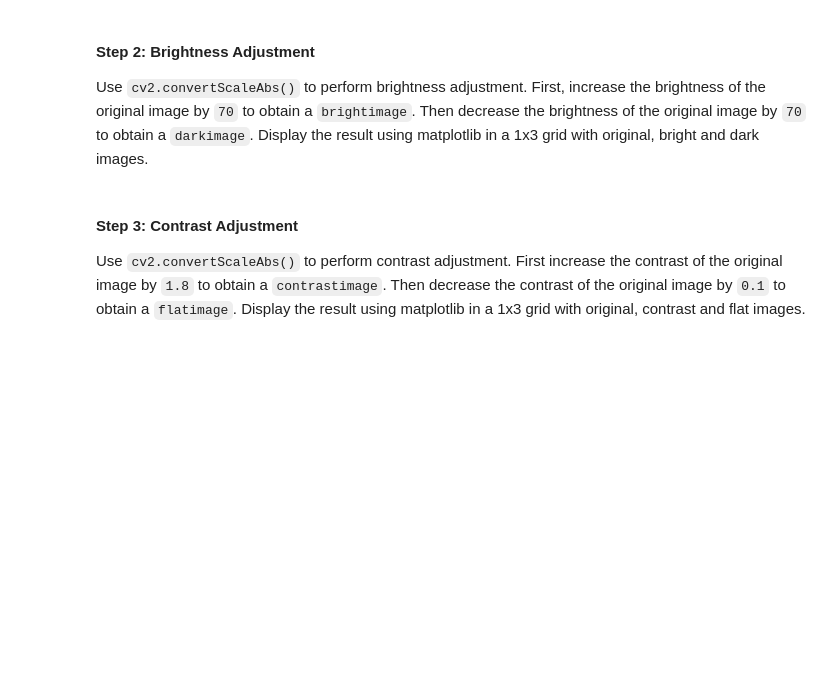
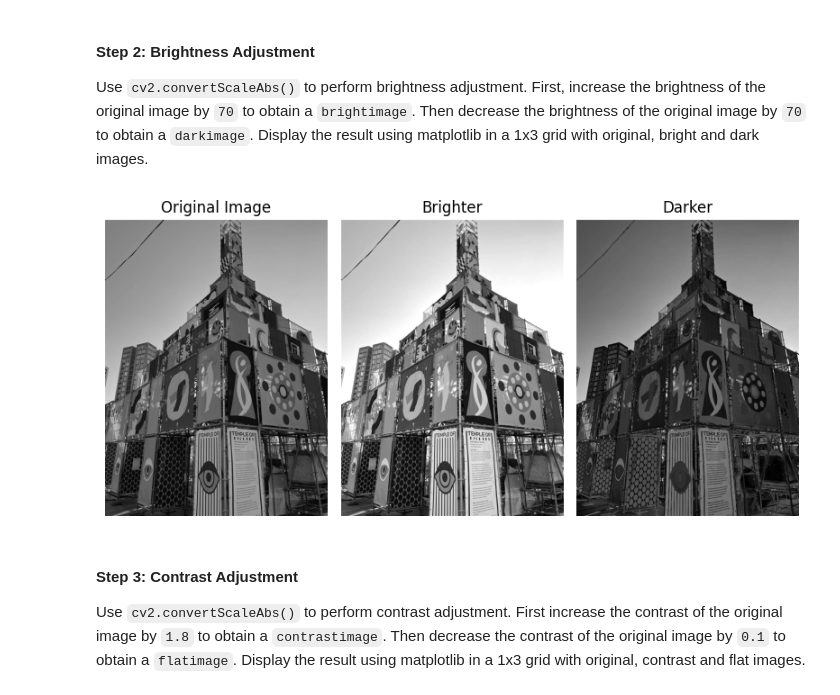
Before and after one commit to Dodo2k01/Image-Video-Processing-Labs, a Jupyter notebook: Lab2/IVP_Week2_Lab2.ipynb, the cells around one changed output. Drawn from its saved outputs; the diff is of its cells as text; code cells hidden in the pictures; blank space fills up the shorter version.

```diff
--- a/Lab2/IVP_Week2_Lab2.ipynb
+++ b/Lab2/IVP_Week2_Lab2.ipynb
@@ -33,37 +35,40 @@ Use `cv2.convertScaleAbs()` to perform brightness adjustment. First, increase th
 # %%
 # Function to adjust brightness
 def adjust_brightness(image, value=30):
-    return ...
+    adjusted = cv2.convertScaleAbs(image, alpha=1, beta = value)
+    return adjusted
 
 # Generate a bright_image with 70 more brightness
-bright_image = ...
+bright_image = adjust_brightness(image, 70)
 
 #Generate a dark_image with 70 less brightness
-dark_image = ...
+dark_image = adjust_brightness(image, -70)
 
 # Display the results in a 1x3 grid
 plt.figure(figsize=(8, 6))
 
 # Original Image
 plt.subplot(1, 3, 1)
 plt.imshow(image, cmap='gray')
 plt.title("Original Image")
 plt.axis("off")
 
 # Display bright image
 plt.subplot(1, 3, 2)
 plt.imshow(bright_image, cmap='gray')
 plt.title("Brighter")
 plt.axis("off")
 
 # Display dark  image
 plt.subplot(1, 3, 3)
 plt.imshow(dark_image, cmap='gray')
 plt.title("Darker")
 plt.axis("off")
 
 plt.tight_layout()
 plt.show()
+# %% [output]
+[figure, added]
 # %% [markdown]
 #### Step 3: Contrast Adjustment
 
```
Also changed, not shown: parts of 13 cells of this notebook.
